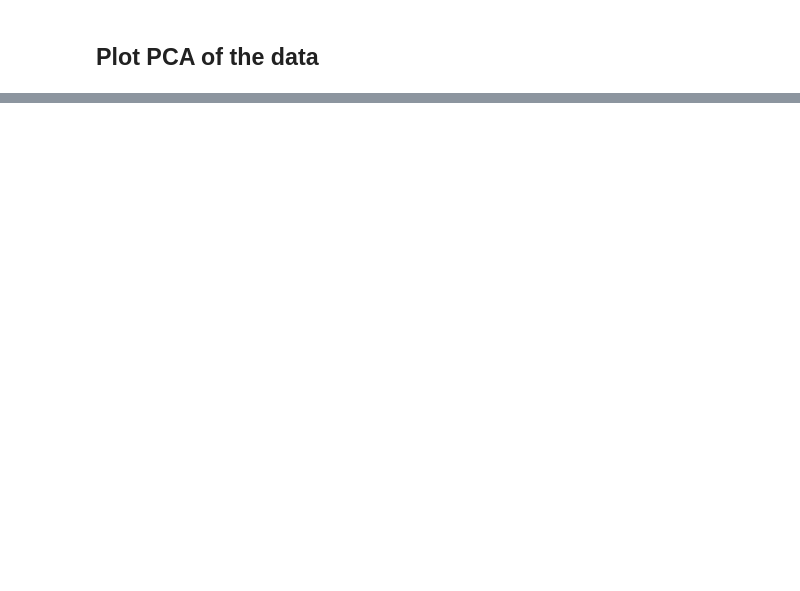
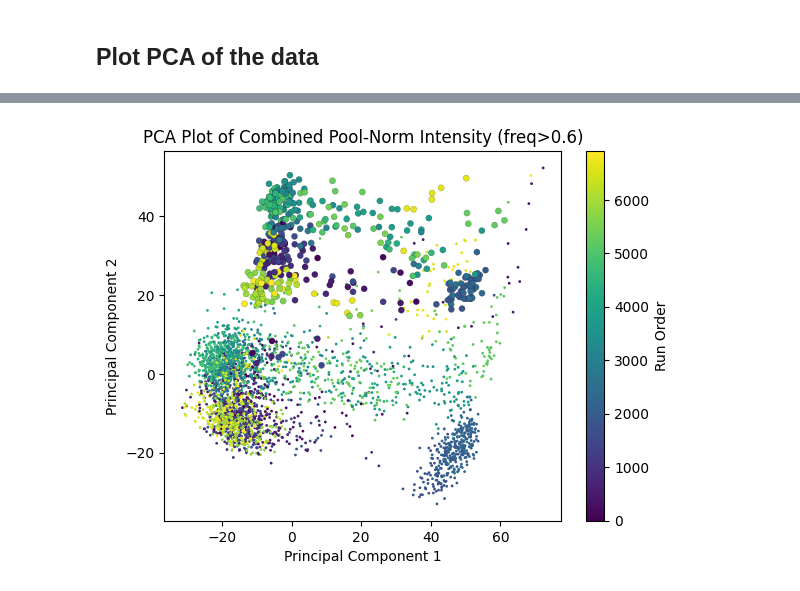
Before and after one commit to ReviveMed/mzEmbed, a Jupyter notebook: ml/shanghai_lungcancer_combine_June03.ipynb, the cells around one changed output, grey strips where cells are left out. Cells and saved outputs as stored; diff of their text form; code cells hidden in the pictures; blank space fills up the shorter version.

```diff
--- a/ml/shanghai_lungcancer_combine_June03.ipynb
+++ b/ml/shanghai_lungcancer_combine_June03.ipynb
@@ -119,5 +143,7 @@ python3 normalization_wrapper.py '/Users/jonaheaton/ReviveMed Dropbox/Jonah Eato
 # %% [markdown]
 ## Plot PCA of the data
+# %%
+min_freq = 0.6
 # %%
 from sklearn.decomposition import PCA
 from sklearn.preprocessing import StandardScaler
@@ -161,0 +188,39 @@ plt.show()
+# %%
+combined_int = pd.read_csv(f'{combined_dir}/final_peaks/intensity_max_pool.csv', index_col=0)
+# Apply log2 transformation
+combined_int_log2 = np.log2(combined_int).T
+# combined_int_log2  = combined_int_log2.loc[metadata[metadata['Ref']==1].index.tolist()].copy()
+combined_int_log2 = combined_int_log2[combined_info[combined_info['freq'] > min_freq].index.tolist()].copy()
+# Apply standard scaler transformation
+scaler = StandardScaler()
+combined_int_scaled = scaler.fit_transform(combined_int_log2)
+combined_int_scaled = pd.DataFrame(combined_int_scaled, index=combined_int_log2.index, columns=combined_int_log2.columns)
+
+# Perform PCA
+pca = PCA(n_components=2)
+combined_int_scaled.fillna(0, inplace=True)
+# combined_int_scaled.fillna(combined_int_scaled.min(), inplace=True)
+
+pca_result = pca.fit_transform(combined_int_scaled)
+run_order = metadata.loc[combined_int_scaled.index,'run_order'].values
+ref_samples = metadata.loc[combined_int_scaled.index,'Ref'].values
+color_norm = plt.Normalize(vmin=0, vmax=metadata['run_order'].max())
+
+# Create PCA plot
+plt.scatter(pca_result[:, 0], pca_result[:, 1], c=run_order, cmap='viridis', s=1, norm=color_norm)
+
+plt.scatter(pca_result[:, 0][ref_samples.astype(bool)],
+            pca_result[:, 1][ref_samples.astype(bool)],
+            c=run_order[ref_samples.astype(bool)], cmap='viridis',
+            s=20, norm=color_norm, edgecolors='black', linewidths=0.1)
+plt.xlabel('Principal Component 1')
+plt.ylabel('Principal Component 2')
+plt.title(f'PCA Plot of Combined Pool-Norm Intensity (freq>{min_freq})')
+
+# create a colorbar
+cbar = plt.colorbar()
+cbar.set_label('Run Order')
+
+plt.show()
+# %% [output]
+[figure, added]
```
Also changed, not shown: parts of 8 cells of this notebook, 1 other file.
